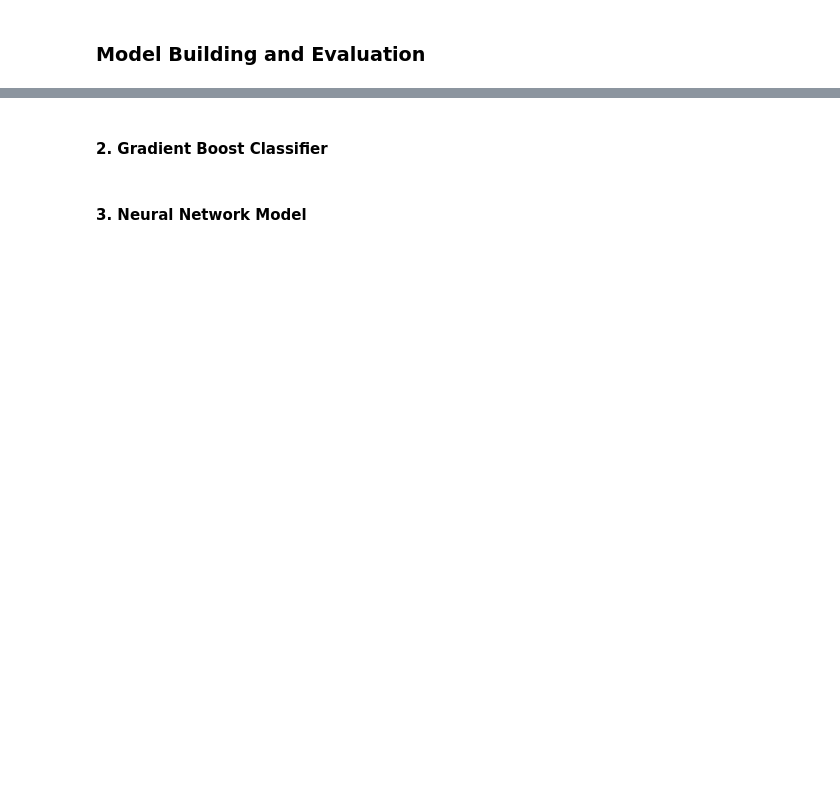
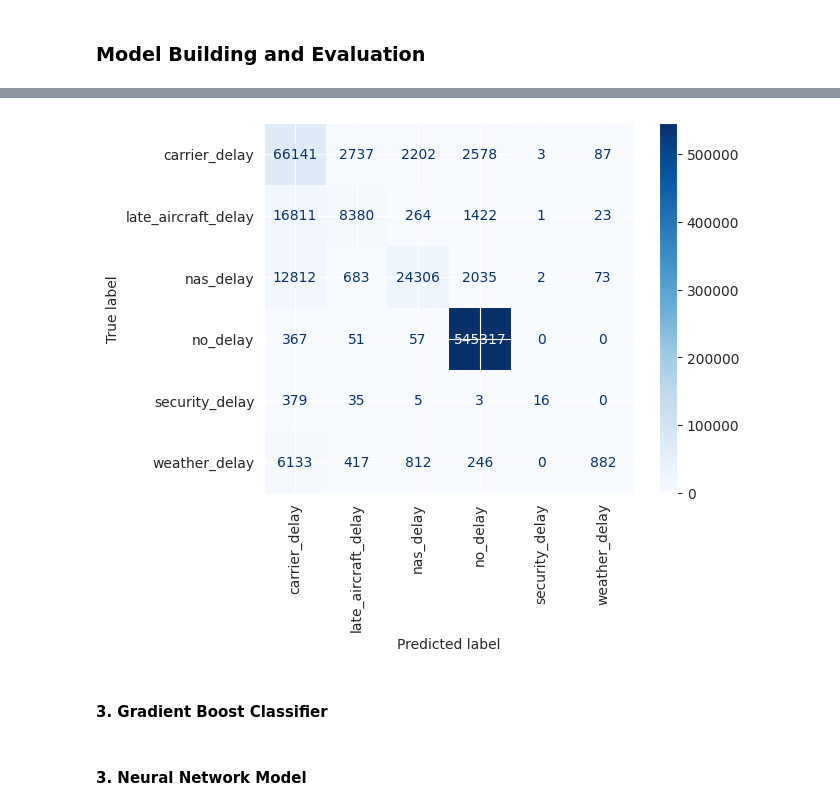
Before and after one commit to oscar066/Flight_delay_analysis, a Jupyter notebook: multiclass.ipynb, the cells around one changed output, grey strips where cells are left out. Cells and saved outputs as stored; diff of their text form; code cells hidden in the pictures; blank space fills up the shorter version.

```diff
--- a/multiclass.ipynb
+++ b/multiclass.ipynb
@@ -212,15 +209,15 @@ Name: count, dtype: int64
 # %%
 # Train a logistic regression model
 
-model = LogisticRegression(
+log_reg = LogisticRegression(
     multi_class='multinomial',
     solver='lbfgs',
     class_weight='balanced',
     max_iter=500
 )
 
-model.fit(X_resampled, y_resampled)
+log_reg.fit(X_train, y_train)
 
 # Evaluate the model on the test set
-y_pred = model.predict(X_test)
+y_pred_log_reg = log_reg.predict(X_test)
 # %% [output]
@@ -236,11 +266,11 @@ print(confusion_matrix(y_test, y_pred))
 # %%
 from sklearn.ensemble import RandomForestClassifier
 
-model = RandomForestClassifier(class_weight='balanced', random_state=42)
-model.fit(X_train, y_train)
+rf = RandomForestClassifier(class_weight='balanced', random_state=42)
+rf.fit(X_train, y_train)
 
 # Evaluate
-y_pred_rf = model.predict(X_test)
+y_pred_rf = rf.predict(X_test)
 # %%
 # Model Evaluation for Random Forest
 print("\nRandom Forest:")
@@ -258,12 +312,15 @@ print("Classification report:\n", classification_report(y_test, y_pred_rf))
 # %%
 from sklearn.metrics import confusion_matrix, ConfusionMatrixDisplay
 
-cm = confusion_matrix(y_test, y_pred_rf, labels=model.classes_)
-disp = ConfusionMatrixDisplay(confusion_matrix=cm, display_labels=model.classes_)
+cm = confusion_matrix(y_test, y_pred_rf, labels=rf.classes_)
+disp = ConfusionMatrixDisplay(confusion_matrix=cm, display_labels=rf.classes_)
 disp.plot(cmap='Blues')
+plt.xticks(rotation=90)
 plt.show()
+# %% [output]
+[figure, added]
 # %% [markdown]
-#### 2. Gradient Boost Classifier
+#### 3. Gradient Boost Classifier
 # %%
 # xg boost
 xgb = XGBClassifier(random_state=142)
```
Also changed, not shown: parts of 12 cells of this notebook, 1 other file.
